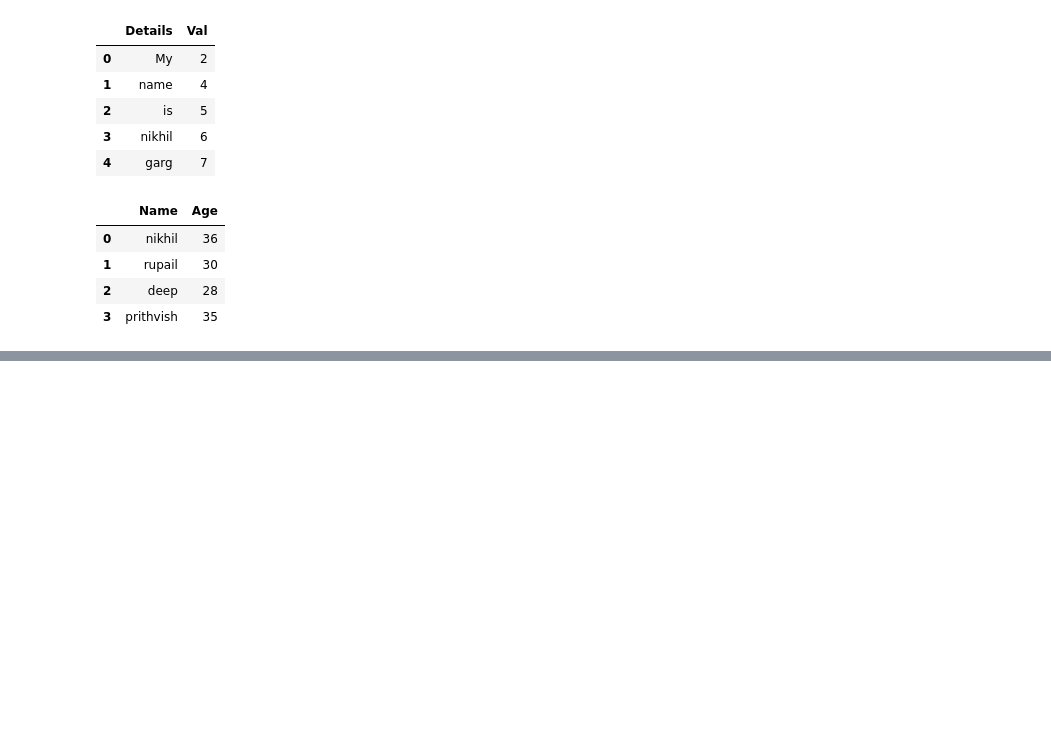
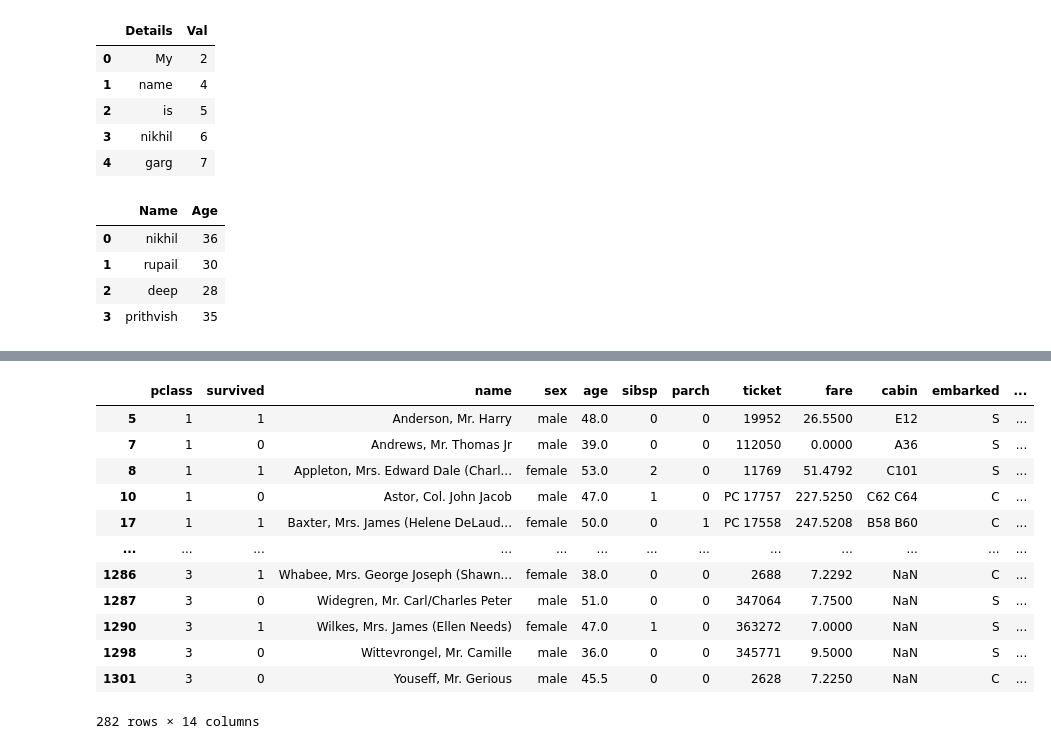
Before and after one commit to divyakhandelwal2211/regex-python-libraries, a Jupyter notebook: pandas.ipynb, the cells around one changed output, grey strips where cells are left out. Drawn from its saved outputs; the diff is of its cells as text; code cells hidden in the pictures; blank space fills up the shorter version.

```diff
--- a/pandas.ipynb
+++ b/pandas.ipynb
@@ -200,0 +316,17 @@ type(age_sex)
+# %%
+above_35=titanic[(titanic["age"]> 35) & (titanic["age"] <60 )]
+above_35
+# %% [output]
+|  | pclass | survived | name | sex | age | sibsp | parch | ticket | fare | cabin | embarked | ... |
+| 5 | 1 | 1 | Anderson, Mr. Harry | male | 48.0 | 0 | 0 | 19952 | 26.5500 | E12 | S | ... |
+| 7 | 1 | 0 | Andrews, Mr. Thomas Jr | male | 39.0 | 0 | 0 | 112050 | 0.0000 | A36 | S | ... |
+| 8 | 1 | 1 | Appleton, Mrs. Edward Dale (Charl... | female | 53.0 | 2 | 0 | 11769 | 51.4792 | C101 | S | ... |
+| 10 | 1 | 0 | Astor, Col. John Jacob | male | 47.0 | 1 | 0 | PC 17757 | 227.5250 | C62 C64 | C | ... |
+| 17 | 1 | 1 | Baxter, Mrs. James (Helene DeLaud... | female | 50.0 | 0 | 1 | PC 17558 | 247.5208 | B58 B60 | C | ... |
+| ... | ... | ... | ... | ... | ... | ... | ... | ... | ... | ... | ... | ... |
+| 1286 | 3 | 1 | Whabee, Mrs. George Joseph (Shawn... | female | 38.0 | 0 | 0 | 2688 | 7.2292 | NaN | C | ... |
+| 1287 | 3 | 0 | Widegren, Mr. Carl/Charles Peter | male | 51.0 | 0 | 0 | 347064 | 7.7500 | NaN | S | ... |
+| 1290 | 3 | 1 | Wilkes, Mrs. James (Ellen Needs) | female | 47.0 | 1 | 0 | 363272 | 7.0000 | NaN | S | ... |
+| 1298 | 3 | 0 | Wittevrongel, Mr. Camille | male | 36.0 | 0 | 0 | 345771 | 9.5000 | NaN | S | ... |
+| 1301 | 3 | 0 | Youseff, Mr. Gerious | male | 45.5 | 0 | 0 | 2628 | 7.2250 | NaN | C | ... |
+282 rows × 14 columns
```
Also changed, not shown: parts of 36 cells of this notebook, 2 other files.
